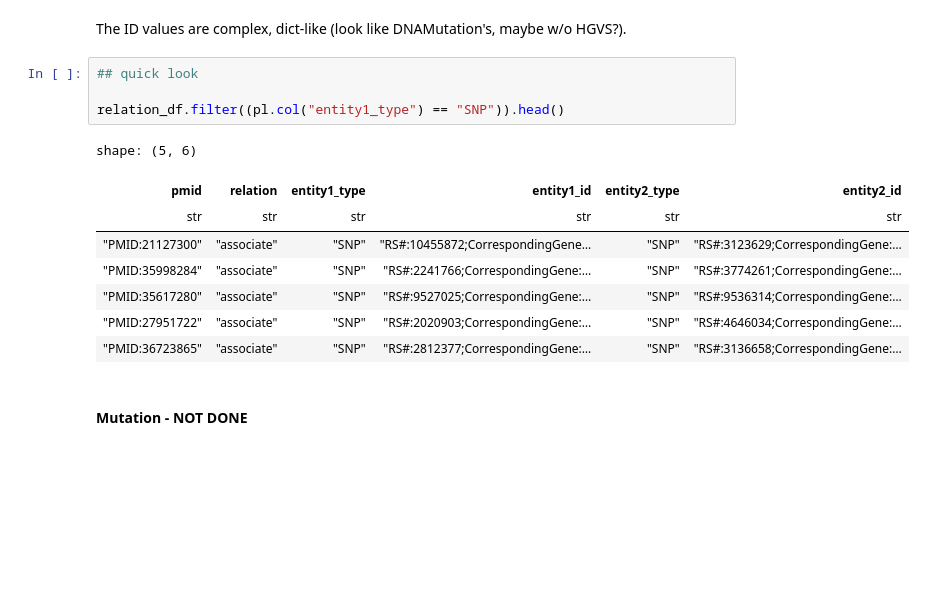
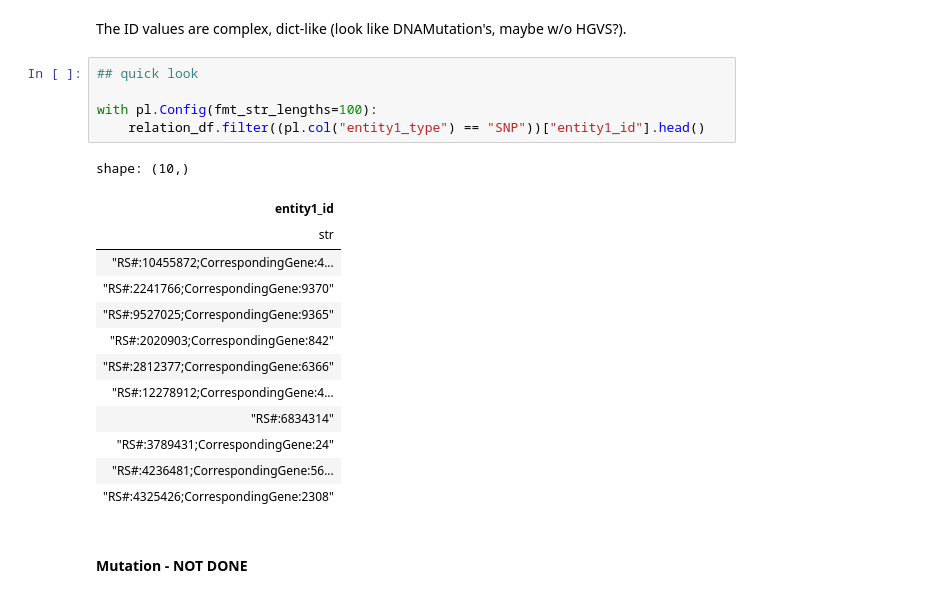
Before and after one commit to NCATSTranslator/translator-ingests, a Jupyter notebook: src/translator_ingest/ingests/pubtator/pubtator_eda.ipynb, the cells around one changed output. Saved outputs shown, nothing was run; the diff lists cells and outputs as text; blank space fills up the shorter version.

```diff
--- a/src/translator_ingest/ingests/pubtator/pubtator_eda.ipynb
+++ b/src/translator_ingest/ingests/pubtator/pubtator_eda.ipynb
@@ -559,16 +571,22 @@ The ID values are complex, dict-like (look like DNAMutation's, maybe w/o HGVS?).
 # %%
 ## quick look
 
-relation_df.filter((pl.col("entity1_type") == "SNP")).head()
+with pl.Config(fmt_str_lengths=100):
+    relation_df.filter((pl.col("entity1_type") == "SNP"))["entity1_id"].head()
 # %% [output]
-shape: (5, 6)
+shape: (10,)
-| pmid | relation | entity1_type | entity1_id | entity2_type | entity2_id |
-| str | str | str | str | str | str |
-| "PMID:21127300" | "associate" | "SNP" | "RS#:10455872;CorrespondingGene… | "SNP" | "RS#:3123629;CorrespondingGene:… |
-| "PMID:35998284" | "associate" | "SNP" | "RS#:2241766;CorrespondingGene:… | "SNP" | "RS#:3774261;CorrespondingGene:… |
-| "PMID:35617280" | "associate" | "SNP" | "RS#:9527025;CorrespondingGene:… | "SNP" | "RS#:9536314;CorrespondingGene:… |
-| "PMID:27951722" | "associate" | "SNP" | "RS#:2020903;CorrespondingGene:… | "SNP" | "RS#:4646034;CorrespondingGene:… |
-| "PMID:36723865" | "associate" | "SNP" | "RS#:2812377;CorrespondingGene:… | "SNP" | "RS#:3136658;CorrespondingGene:… |
+| entity1_id |
+| str |
+| "RS#:10455872;CorrespondingGene:4... |
+| "RS#:2241766;CorrespondingGene:9370" |
+| "RS#:9527025;CorrespondingGene:9365" |
+| "RS#:2020903;CorrespondingGene:842" |
+| "RS#:2812377;CorrespondingGene:6366" |
+| "RS#:12278912;CorrespondingGene:4... |
+| "RS#:6834314" |
+| "RS#:3789431;CorrespondingGene:24" |
+| "RS#:4236481;CorrespondingGene:56... |
+| "RS#:4325426;CorrespondingGene:2308" |
 # %% [markdown]
 #### Mutation - NOT DONE
 # %% [markdown]
```
Also changed, not shown: parts of 3 cells of this notebook.
